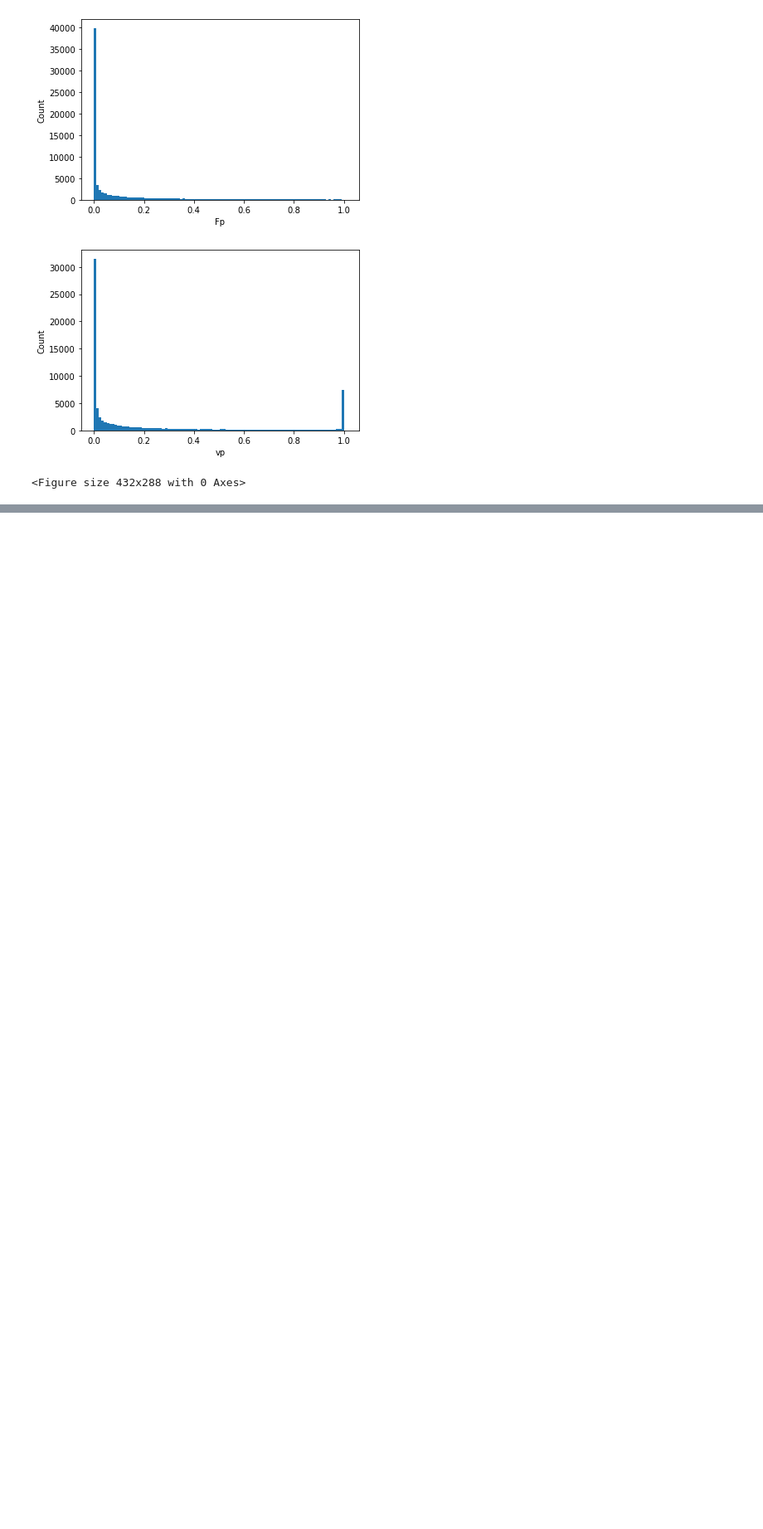
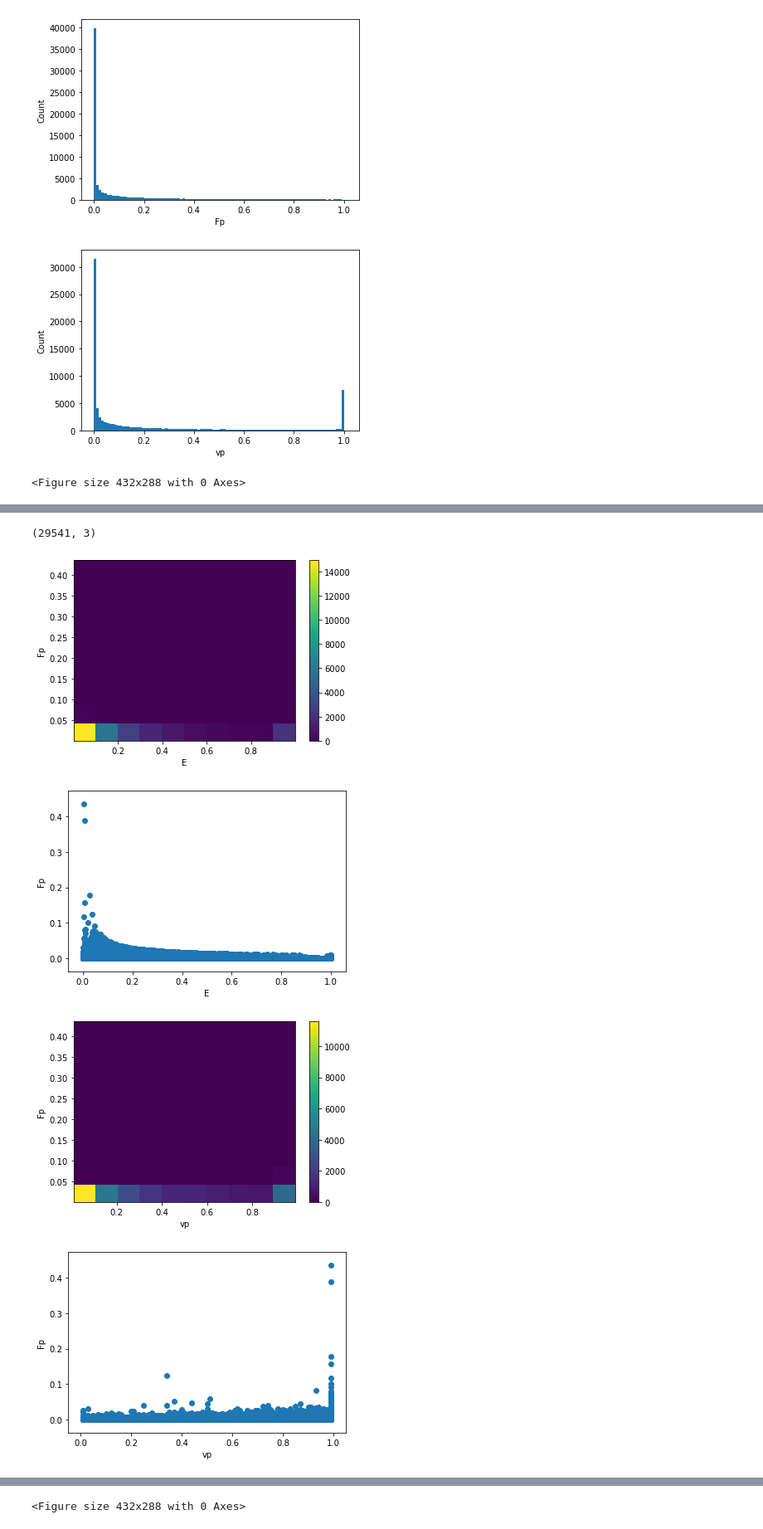
Before and after one commit to Michael-McLaren/MRI_ML, a Jupyter notebook: get_real_data.ipynb, the cells around one changed output, grey strips where cells are left out. Shown: that part at 83% size. Cells and saved outputs as stored; diff of their text form; code cells hidden in the pictures; blank space fills up the shorter version.

```diff
--- a/get_real_data.ipynb
+++ b/get_real_data.ipynb
@@ -218,0 +307,52 @@ val_loss []
+# %%
+filter_y = testy[(testy[:,0] > 0.001) & (testy[:,1] > 0.0001) & (testy[:,2] > 0.001)]
+print(filter_y.shape)
+
+E = filter_y[:,0]
+Fp = filter_y[:,1]
+vp = filter_y[:,2]
+
+plt.hist2d(E, Fp, bins = 10)
+plt.xlabel('E')
+plt.ylabel('Fp')
+plt.colorbar()
+plt.show()
+plt.clf()
+
+plt.scatter(E, Fp)
+plt.xlabel('E')
+plt.ylabel('Fp')
+plt.show()
+plt.clf()
+
+plt.hist2d(vp, Fp, bins = 10)
+plt.xlabel('vp')
+plt.ylabel('Fp')
+plt.colorbar()
+plt.show()
+plt.clf()
+
+plt.scatter(vp, Fp)
+plt.xlabel('vp')
+plt.ylabel('Fp')
+plt.show()
+plt.clf()
+
+plt.hist2d(E, vp, bins = 10)
+plt.xlabel('E')
+plt.ylabel('vp')
+plt.colorbar()
+plt.show()
+plt.clf()
+
+plt.scatter(E, vp)
+plt.xlabel('E')
+plt.ylabel('vp')
+plt.show()
+plt.clf()
+# %% [output]
+(29541, 3)
+[figure, added]
+[figure, added]
+[figure, added]
+[figure, added]
@@ -218,0 +361 @@ val_loss []
+<Figure size 432x288 with 0 Axes>
```
Also changed, not shown: parts of 21 cells of this notebook, 4 other files.
